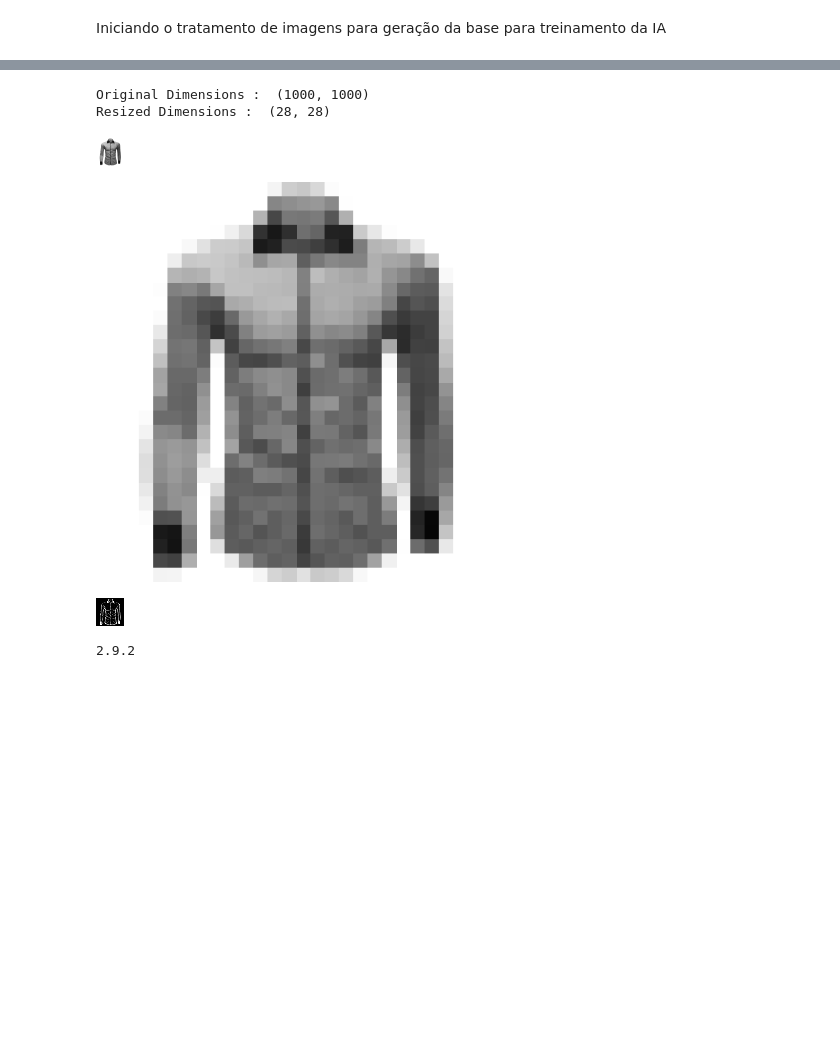
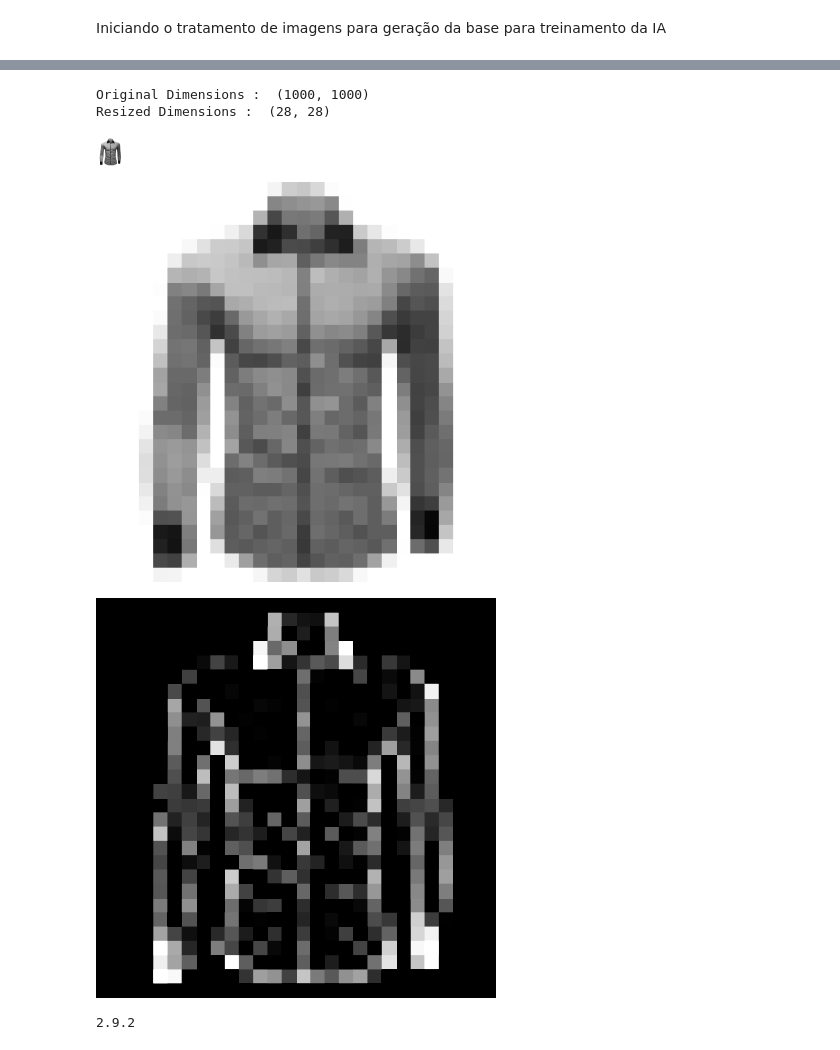
Before and after one commit to GuiiFg/AnaliseeProcessamentodeImagens, a Jupyter notebook: classification.ipynb, the cells around one changed output, grey strips where cells are left out. Cells and saved outputs as stored; diff of their text form; code cells hidden in the pictures; blank space fills up the shorter version.

```diff
--- a/classification.ipynb
+++ b/classification.ipynb
@@ -9,34 +9,35 @@ from google.colab.patches import cv2_imshow
 img = cv2.imread('/content/images/camisa.png', cv2.IMREAD_UNCHANGED)
 
 cv2_imshow(img)
 
 img = cv2.cvtColor(img, cv2.COLOR_BGR2GRAY)
 
 print('Original Dimensions : ',img.shape)
 
 dim = (28, 28)
 
 # resize image
 resized = cv2.resize(img, dim, interpolation = cv2.INTER_AREA)
 
 print('Resized Dimensions : ',resized.shape)
 
 cv2_imshow(resized)
 
 resizedPrint = cv2.resize(resized, (400,400), interpolation = cv2.INTER_AREA)
 
 cv2_imshow(resizedPrint)
 
 laplacian = cv2.Laplacian(resized,cv2.CV_64F)
+laplacian = cv2.resize(laplacian, (400,400), interpolation = cv2.INTER_AREA)
 
 cv2_imshow(laplacian)
 # %% [output]
 [figure]
 Original Dimensions :  (1000, 1000)
 Resized Dimensions :  (28, 28)
 [figure]
 [figure]
-[figure, old version]
+[figure, new version]
 # %%
 # TensorFlow e tf.keras
 import tensorflow as tf
```
